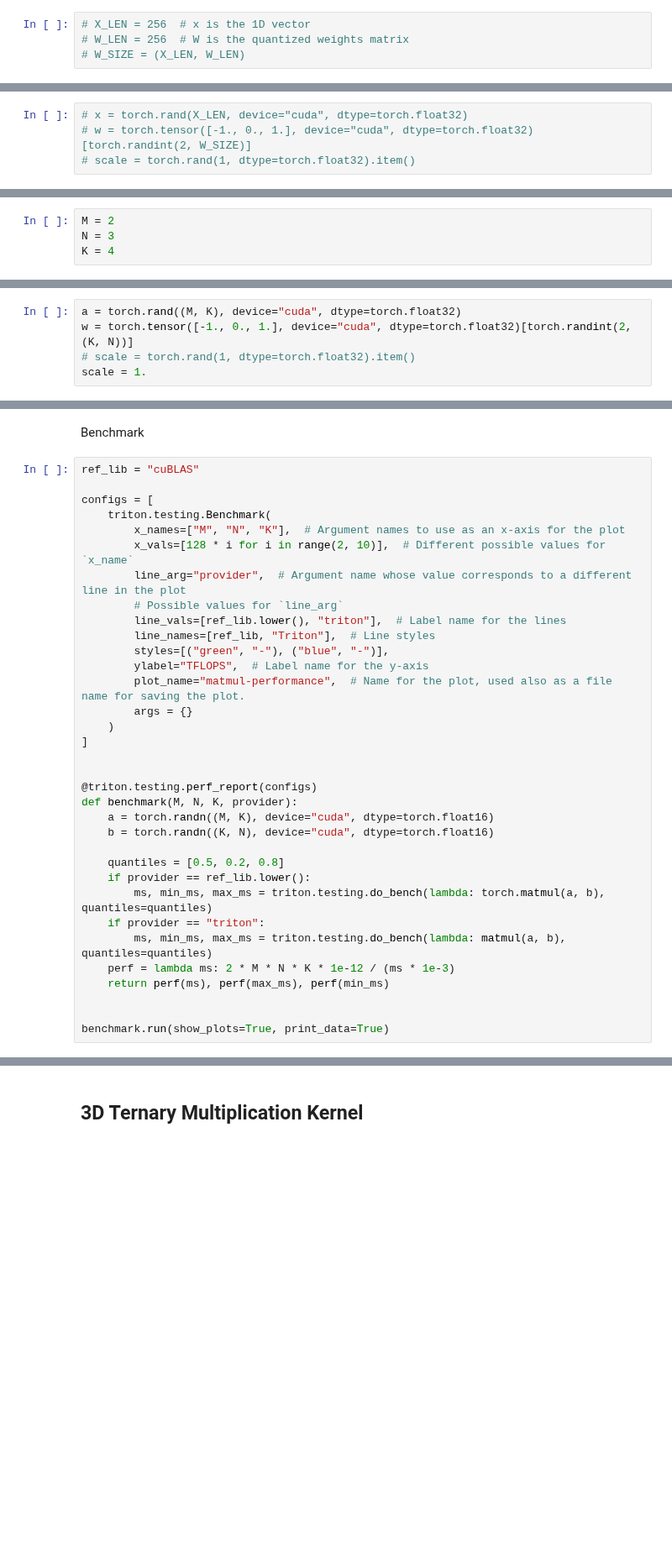
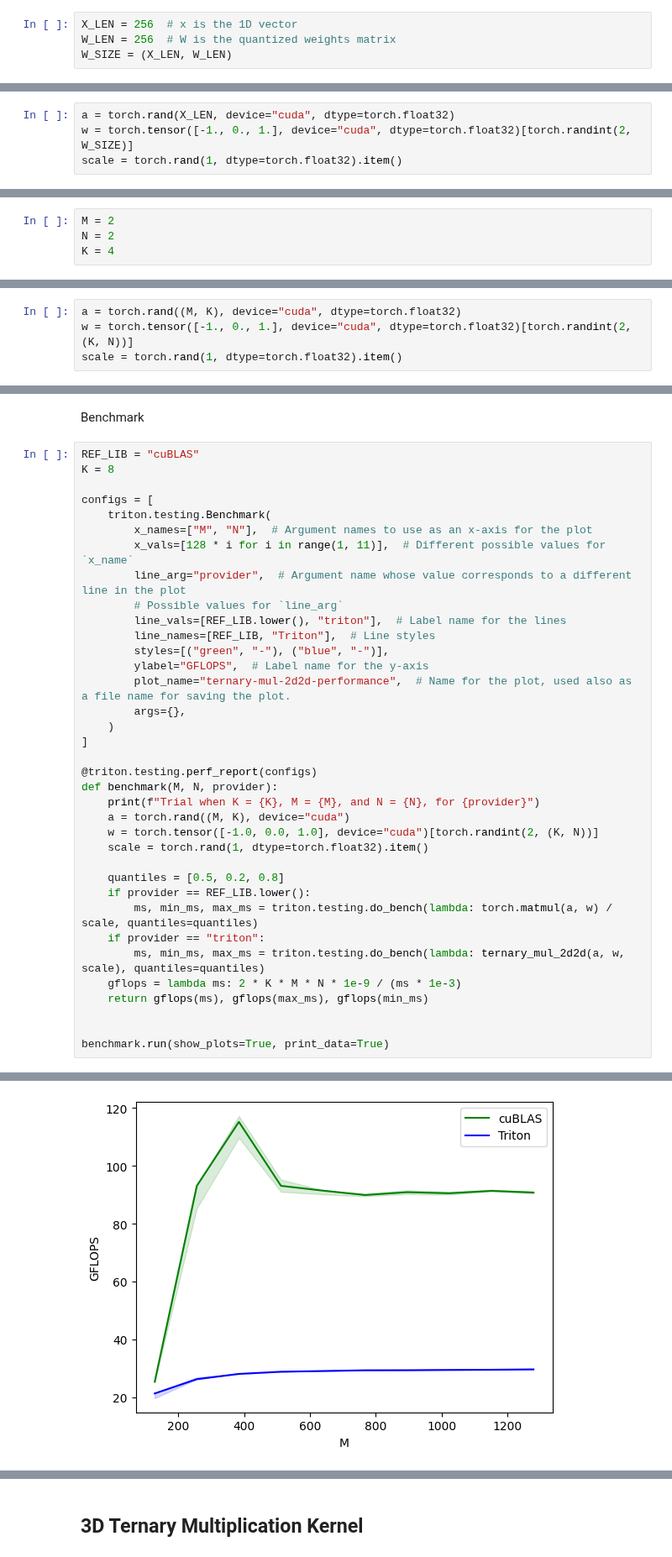
Before and after one commit to PhotonicGluon/Keras-MatMulLess, a Jupyter notebook: Ternary_Multiplication_in_Triton.ipynb, the cells around one changed output, grey strips where cells are left out. Shown at 84% size. Saved outputs shown, nothing was run; the diff lists cells and outputs as text; blank space fills up the shorter version.

```diff
--- a/Ternary_Multiplication_in_Triton.ipynb
+++ b/Ternary_Multiplication_in_Triton.ipynb
@@ -245,7 +254,7 @@ Create a convenience wrapper function that handles the checks and kernel calling
 # %% [markdown]
 Test the kernel.
 # %%
-# X_LEN = 256  # x is the 1D vector
-# W_LEN = 256  # W is the quantized weights matrix
-# W_SIZE = (X_LEN, W_LEN)
+X_LEN = 256  # x is the 1D vector
+W_LEN = 256  # W is the quantized weights matrix
+W_SIZE = (X_LEN, W_LEN)
 # %%
@@ -253,5 +264,5 @@ Test the kernel.
 # %%
-# x = torch.rand(X_LEN, device="cuda", dtype=torch.float32)
-# w = torch.tensor([-1., 0., 1.], device="cuda", dtype=torch.float32)[torch.randint(2, W_SIZE)]
-# scale = torch.rand(1, dtype=torch.float32).item()
+a = torch.rand(X_LEN, device="cuda", dtype=torch.float32)
+w = torch.tensor([-1., 0., 1.], device="cuda", dtype=torch.float32)[torch.randint(2, W_SIZE)]
+scale = torch.rand(1, dtype=torch.float32).item()
 # %%
@@ -511,7 +544,7 @@ def matmul(a, b):
 Test the kernel.
 # %%
 M = 2
-N = 3
+N = 2
 K = 4
 # %%
 torch.manual_seed(8192)
@@ -520,5 +553,4 @@ torch.manual_seed(8192)
 # %%
 a = torch.rand((M, K), device="cuda", dtype=torch.float32)
 w = torch.tensor([-1., 0., 1.], device="cuda", dtype=torch.float32)[torch.randint(2, (K, N))]
-# scale = torch.rand(1, dtype=torch.float32).item()
-scale = 1.
+scale = torch.rand(1, dtype=torch.float32).item()
@@ -546,36 +577,39 @@ ValueError: ❌ Triton and Torch differ
 # %% [markdown]
 Benchmark
 # %%
-ref_lib = "cuBLAS"
+REF_LIB = "cuBLAS"
+K = 8
 
 configs = [
     triton.testing.Benchmark(
-        x_names=["M", "N", "K"],  # Argument names to use as an x-axis for the plot
-        x_vals=[128 * i for i in range(2, 10)],  # Different possible values for `x_name`
+        x_names=["M", "N"],  # Argument names to use as an x-axis for the plot
+        x_vals=[128 * i for i in range(1, 11)],  # Different possible values for `x_name`
         line_arg="provider",  # Argument name whose value corresponds to a different line in the plot
         # Possible values for `line_arg`
-        line_vals=[ref_lib.lower(), "triton"],  # Label name for the lines
-        line_names=[ref_lib, "Triton"],  # Line styles
+        line_vals=[REF_LIB.lower(), "triton"],  # Label name for the lines
+        line_names=[REF_LIB, "Triton"],  # Line styles
         styles=[("green", "-"), ("blue", "-")],
-        ylabel="TFLOPS",  # Label name for the y-axis
-        plot_name="matmul-performance",  # Name for the plot, used also as a file name for saving the plot.
-        args = {}
+        ylabel="GFLOPS",  # Label name for the y-axis
+        plot_name="ternary-mul-2d2d-performance",  # Name for the plot, used also as a file name for saving the plot.
+        args={},
     )
 ]
 
-
 @triton.testing.perf_report(configs)
-def benchmark(M, N, K, provider):
-    a = torch.randn((M, K), device="cuda", dtype=torch.float16)
-    b = torch.randn((K, N), device="cuda", dtype=torch.float16)
+def benchmark(M, N, provider):
+    print(f"Trial when K = {K}, M = {M}, and N = {N}, for {provider}")
+    a = torch.rand((M, K), device="cuda")
+    w = torch.tensor([-1.0, 0.0, 1.0], device="cuda")[torch.randint(2, (K, N))]
+    scale = torch.rand(1, dtype=torch.float32).item()
 
     quantiles = [0.5, 0.2, 0.8]
-    if provider == ref_lib.lower():
-        ms, min_ms, max_ms = triton.testing.do_bench(lambda: torch.matmul(a, b), quantiles=quantiles)
+    if provider == REF_LIB.lower():
+        ms, min_ms, max_ms = triton.testing.do_bench(lambda: torch.matmul(a, w) / scale, quantiles=quantiles)
     if provider == "triton":
-        ms, min_ms, max_ms = triton.testing.do_bench(lambda: matmul(a, b), quantiles=quantiles)
-    perf = lambda ms: 2 * M * N * K * 1e-12 / (ms * 1e-3)
-    return perf(ms), perf(max_ms), perf(min_ms)
+        ms, min_ms, max_ms = triton.testing.do_bench(lambda: ternary_mul_2d2d(a, w, scale), quantiles=quantiles)
+    gflops = lambda ms: 2 * K * M * N * 1e-9 / (ms * 1e-3)
+    return gflops(ms), gflops(max_ms), gflops(min_ms)
 
 
 benchmark.run(show_plots=True, print_data=True)
+# %% [output]
@@ -581,0 +633 @@ benchmark.run(show_plots=True, print_data=True)
+[figure, added]
```
Also changed, not shown: parts of 19 cells of this notebook, 1 other file.
